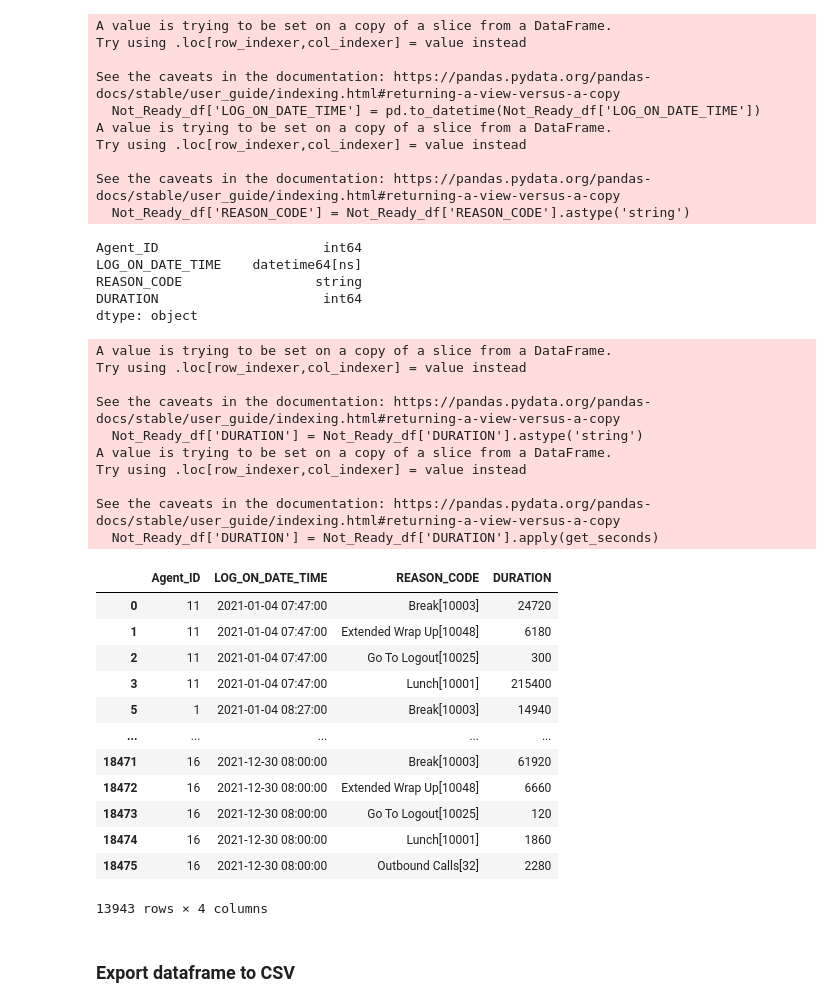
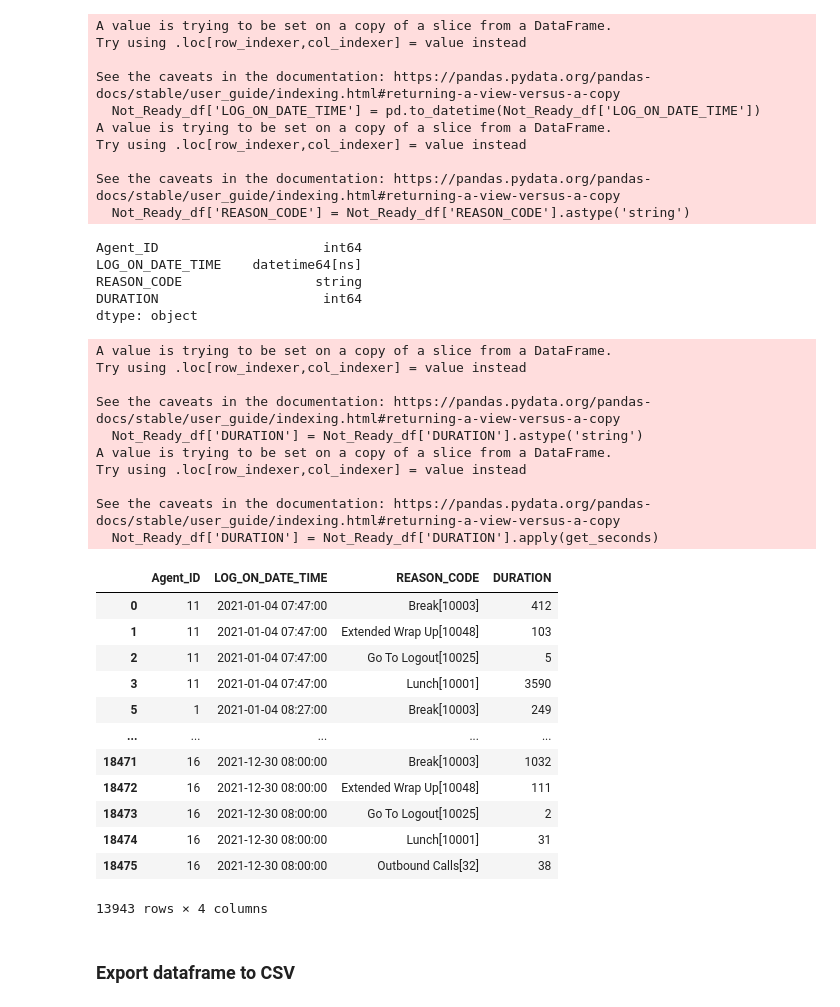
Before and after one commit to evanbruno617/Call_Response_Analysis, a Jupyter notebook: Initial_Data_Cleanup.ipynb, the cells around one changed output. Cells and saved outputs as stored; diff of their text form; code cells hidden in the pictures.

```diff
--- a/Initial_Data_Cleanup.ipynb
+++ b/Initial_Data_Cleanup.ipynb
@@ -397,44 +397,44 @@ See the caveats in the documentation: https://pandas.pydata.org/pandas-docs/stab
 # %%
 # Change DURATION hh:mm:ss format to seconds
 Not_Ready_df['DURATION'] = Not_Ready_df['DURATION'].astype('string')
 
 def get_seconds(time_str):
-    hh, mm, ss = time_str.split(':')
-    return int(hh) * 3600 + int(mm) * 60 + int(ss)
+    mm, ss, ms = time_str.split(':')
+    return int(mm) * 60 + int(ss) + int(ms)
 
 Not_Ready_df['DURATION'] = Not_Ready_df['DURATION'].apply(get_seconds)
 
 print(Not_Ready_df.dtypes)
 
 Not_Ready_df
 # %% [output]
 Agent_ID                     int64
 LOG_ON_DATE_TIME    datetime64[ns]
 REASON_CODE                 string
 DURATION                     int64
 dtype: object
 A value is trying to be set on a copy of a slice from a DataFrame.
 Try using .loc[row_indexer,col_indexer] = value instead
 
 See the caveats in the documentation: https://pandas.pydata.org/pandas-docs/stable/user_guide/indexing.html#returning-a-view-versus-a-copy
   Not_Ready_df['DURATION'] = Not_Ready_df['DURATION'].astype('string')
 A value is trying to be set on a copy of a slice from a DataFrame.
 Try using .loc[row_indexer,col_indexer] = value instead
 
 See the caveats in the documentation: https://pandas.pydata.org/pandas-docs/stable/user_guide/indexing.html#returning-a-view-versus-a-copy
   Not_Ready_df['DURATION'] = Not_Ready_df['DURATION'].apply(get_seconds)
 |  | Agent_ID | LOG_ON_DATE_TIME | REASON_CODE | DURATION |
-| 0 | 11 | 2021-01-04 07:47:00 | Break[10003] | 24720 |
-| 1 | 11 | 2021-01-04 07:47:00 | Extended Wrap Up[10048] | 6180 |
-| 2 | 11 | 2021-01-04 07:47:00 | Go To Logout[10025] | 300 |
-| 3 | 11 | 2021-01-04 07:47:00 | Lunch[10001] | 215400 |
-| 5 | 1 | 2021-01-04 08:27:00 | Break[10003] | 14940 |
+| 0 | 11 | 2021-01-04 07:47:00 | Break[10003] | 412 |
+| 1 | 11 | 2021-01-04 07:47:00 | Extended Wrap Up[10048] | 103 |
+| 2 | 11 | 2021-01-04 07:47:00 | Go To Logout[10025] | 5 |
+| 3 | 11 | 2021-01-04 07:47:00 | Lunch[10001] | 3590 |
+| 5 | 1 | 2021-01-04 08:27:00 | Break[10003] | 249 |
 | ... | ... | ... | ... | ... |
-| 18471 | 16 | 2021-12-30 08:00:00 | Break[10003] | 61920 |
-| 18472 | 16 | 2021-12-30 08:00:00 | Extended Wrap Up[10048] | 6660 |
-| 18473 | 16 | 2021-12-30 08:00:00 | Go To Logout[10025] | 120 |
-| 18474 | 16 | 2021-12-30 08:00:00 | Lunch[10001] | 1860 |
-| 18475 | 16 | 2021-12-30 08:00:00 | Outbound Calls[32] | 2280 |
+| 18471 | 16 | 2021-12-30 08:00:00 | Break[10003] | 1032 |
+| 18472 | 16 | 2021-12-30 08:00:00 | Extended Wrap Up[10048] | 111 |
+| 18473 | 16 | 2021-12-30 08:00:00 | Go To Logout[10025] | 2 |
+| 18474 | 16 | 2021-12-30 08:00:00 | Lunch[10001] | 31 |
+| 18475 | 16 | 2021-12-30 08:00:00 | Outbound Calls[32] | 38 |
 13943 rows × 4 columns
 # %% [markdown]
 ### Export dataframe to CSV
```
